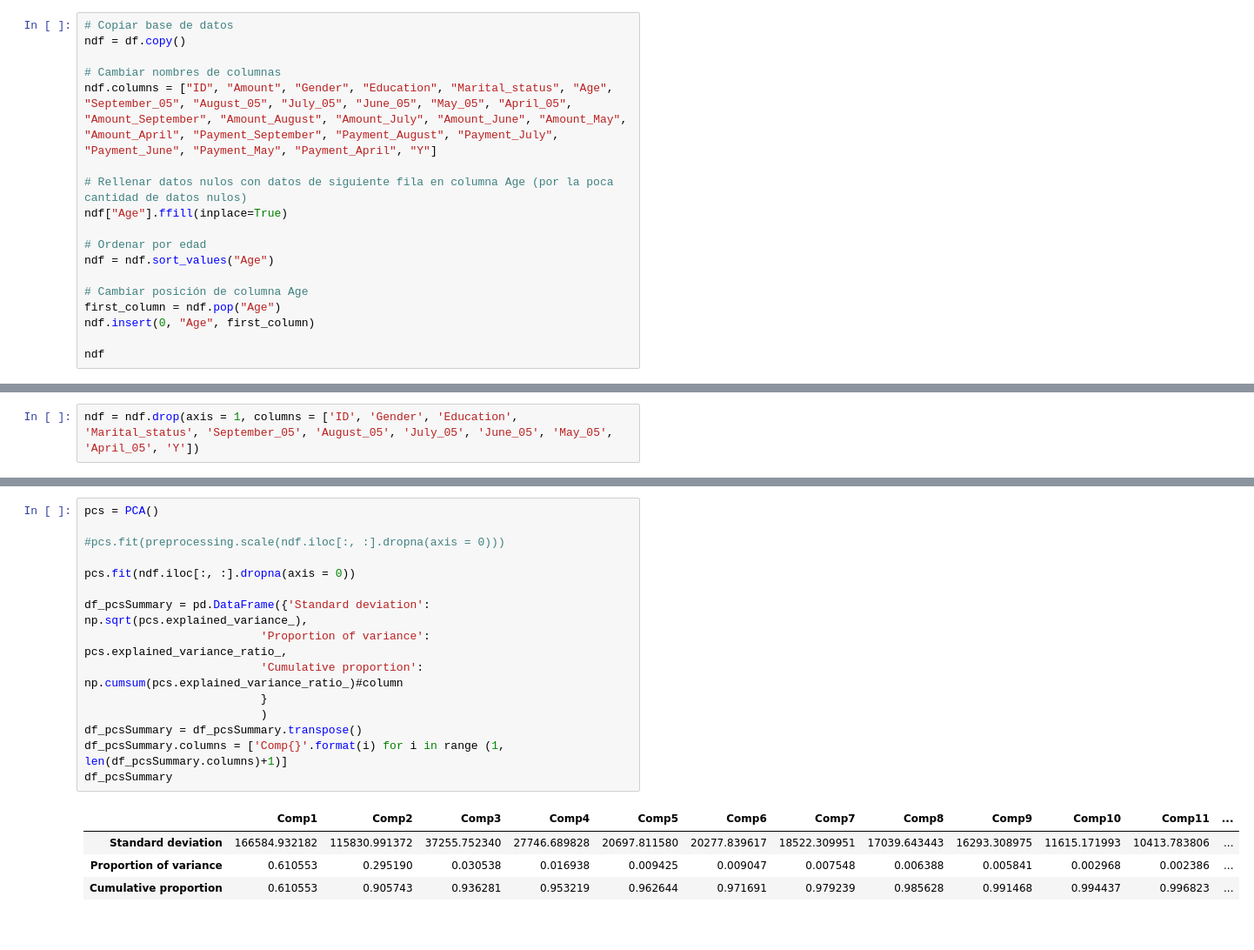
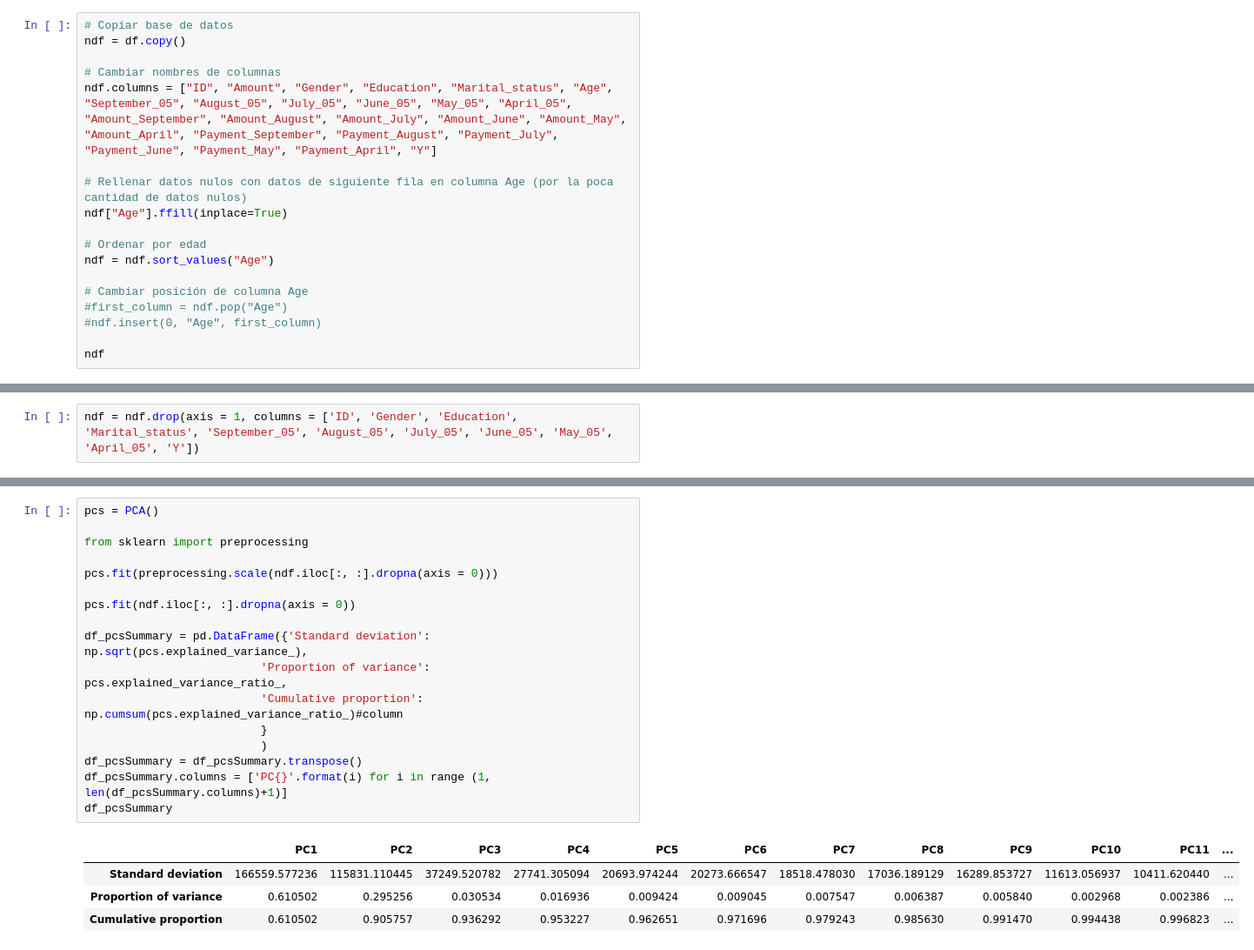
Before and after one commit to PosgradoMNA/actividades-del-proyecto-equipo-149, a Jupyter notebook: Semana_4_Actividad_1.ipynb, the cells around one changed output, grey strips where cells are left out. Shown: that part at 87% size. Cells and saved outputs as stored; diff of their text form.

```diff
--- a/Semana_4_Actividad_1.ipynb
+++ b/Semana_4_Actividad_1.ipynb
@@ -115,8 +111,8 @@ ndf["Age"].ffill(inplace=True)
 ndf = ndf.sort_values("Age")
 
 # Cambiar posición de columna Age
-first_column = ndf.pop("Age")
-ndf.insert(0, "Age", first_column)
+#first_column = ndf.pop("Age")
+#ndf.insert(0, "Age", first_column)
 
 ndf
 # %% [output]
@@ -206,20 +204,22 @@ La edad aporta el 61% de la variabilidad total, mientras la cantidad del présta
 # %%
 pcs = PCA()
 
-#pcs.fit(preprocessing.scale(ndf.iloc[:, :].dropna(axis = 0)))
+from sklearn import preprocessing
+
+pcs.fit(preprocessing.scale(ndf.iloc[:, :].dropna(axis = 0)))
 
 pcs.fit(ndf.iloc[:, :].dropna(axis = 0))
 
 df_pcsSummary = pd.DataFrame({'Standard deviation': np.sqrt(pcs.explained_variance_),
                           'Proportion of variance': pcs.explained_variance_ratio_,
                           'Cumulative proportion': np.cumsum(pcs.explained_variance_ratio_)#column
                           }
                           )
 df_pcsSummary = df_pcsSummary.transpose()
-df_pcsSummary.columns = ['Comp{}'.format(i) for i in range (1, len(df_pcsSummary.columns)+1)]
+df_pcsSummary.columns = ['PC{}'.format(i) for i in range (1, len(df_pcsSummary.columns)+1)]
 df_pcsSummary
 # %% [output]
-|  | Comp1 | Comp2 | Comp3 | Comp4 | Comp5 | Comp6 | Comp7 | Comp8 | Comp9 | Comp10 | Comp11 | ... |
-| Standard deviation | 166584.932182 | 115830.991372 | 37255.752340 | 27746.689828 | 20697.811580 | 20277.839617 | 18522.309951 | 17039.643443 | 16293.308975 | 11615.171993 | 10413.783806 | ... |
-| Proportion of variance | 0.610553 | 0.295190 | 0.030538 | 0.016938 | 0.009425 | 0.009047 | 0.007548 | 0.006388 | 0.005841 | 0.002968 | 0.002386 | ... |
-| Cumulative proportion | 0.610553 | 0.905743 | 0.936281 | 0.953219 | 0.962644 | 0.971691 | 0.979239 | 0.985628 | 0.991468 | 0.994437 | 0.996823 | ... |
+|  | PC1 | PC2 | PC3 | PC4 | PC5 | PC6 | PC7 | PC8 | PC9 | PC10 | PC11 | ... |
+| Standard deviation | 166559.577236 | 115831.110445 | 37249.520782 | 27741.305094 | 20693.974244 | 20273.666547 | 18518.478030 | 17036.189129 | 16289.853727 | 11613.056937 | 10411.620440 | ... |
+| Proportion of variance | 0.610502 | 0.295256 | 0.030534 | 0.016936 | 0.009424 | 0.009045 | 0.007547 | 0.006387 | 0.005840 | 0.002968 | 0.002386 | ... |
+| Cumulative proportion | 0.610502 | 0.905757 | 0.936292 | 0.953227 | 0.962651 | 0.971696 | 0.979243 | 0.985630 | 0.991470 | 0.994438 | 0.996823 | ... |
```
Also changed, not shown: parts of 25 cells of this notebook.
